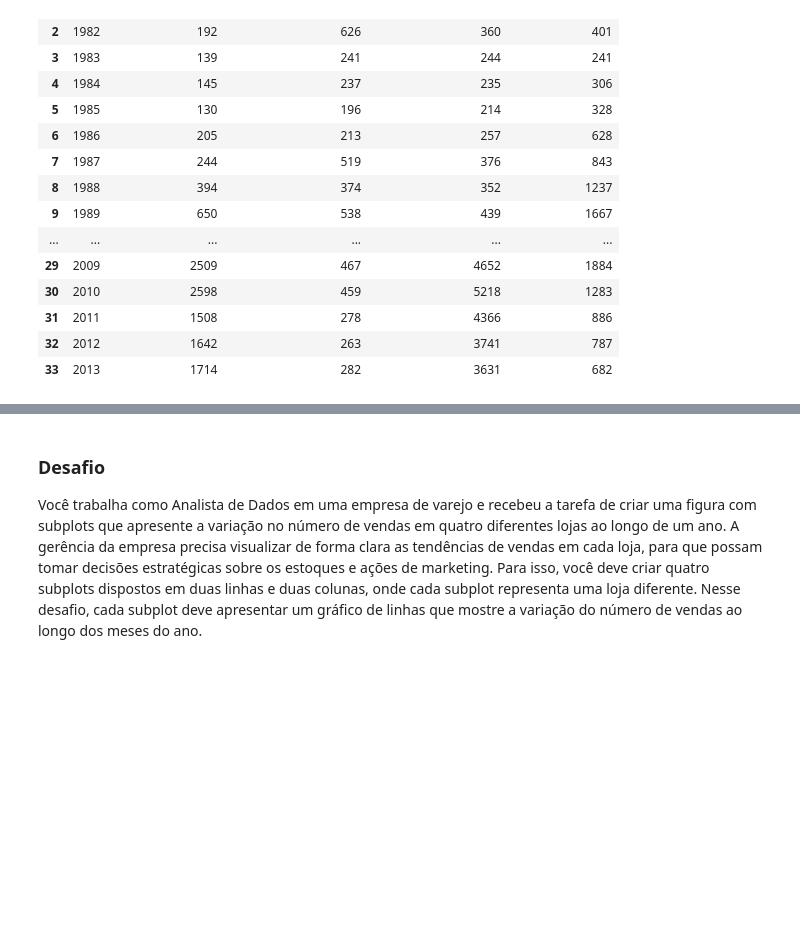
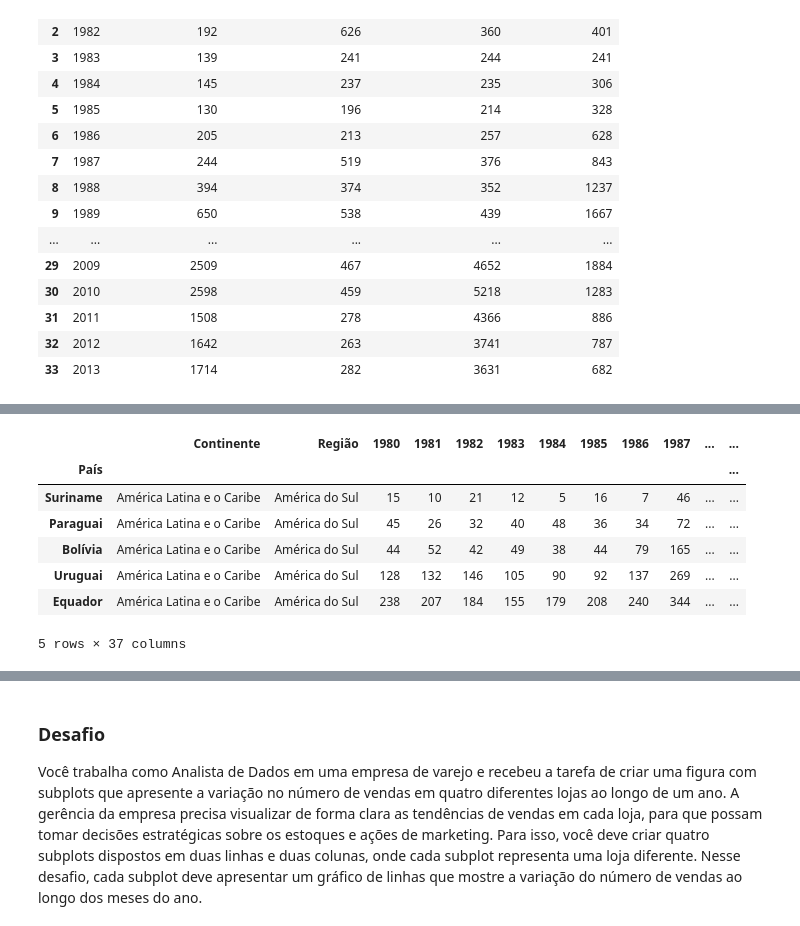
Before and after one commit to joaopfs97/data_science_exploring_data, a Jupyter notebook: data_visualization.ipynb, the cells around one changed output, grey strips where cells are left out. Cells and saved outputs as stored; diff of their text form; code cells hidden in the pictures; blank space fills up the shorter version.

```diff
--- a/data_visualization.ipynb
+++ b/data_visualization.ipynb
@@ -110,0 +113,12 @@ plt.show()
+# %%
+america_sul = data.query('Região == "América do Sul"').sort_values(by='Total', ascending=True)
+america_sul.head()
+# %% [output]
+|  | Continente | Região | 1980 | 1981 | 1982 | 1983 | 1984 | 1985 | 1986 | 1987 | ... | ... |
+| País |  |  |  |  |  |  |  |  |  |  |  | ... |
+| Suriname | América Latina e o Caribe | América do Sul | 15 | 10 | 21 | 12 | 5 | 16 | 7 | 46 | ... | ... |
+| Paraguai | América Latina e o Caribe | América do Sul | 45 | 26 | 32 | 40 | 48 | 36 | 34 | 72 | ... | ... |
+| Bolívia | América Latina e o Caribe | América do Sul | 44 | 52 | 42 | 49 | 38 | 44 | 79 | 165 | ... | ... |
+| Uruguai | América Latina e o Caribe | América do Sul | 128 | 132 | 146 | 105 | 90 | 92 | 137 | 269 | ... | ... |
+| Equador | América Latina e o Caribe | América do Sul | 238 | 207 | 184 | 155 | 179 | 208 | 240 | 344 | ... | ... |
+5 rows × 37 columns
```
Also changed, not shown: parts of 4 cells of this notebook.
